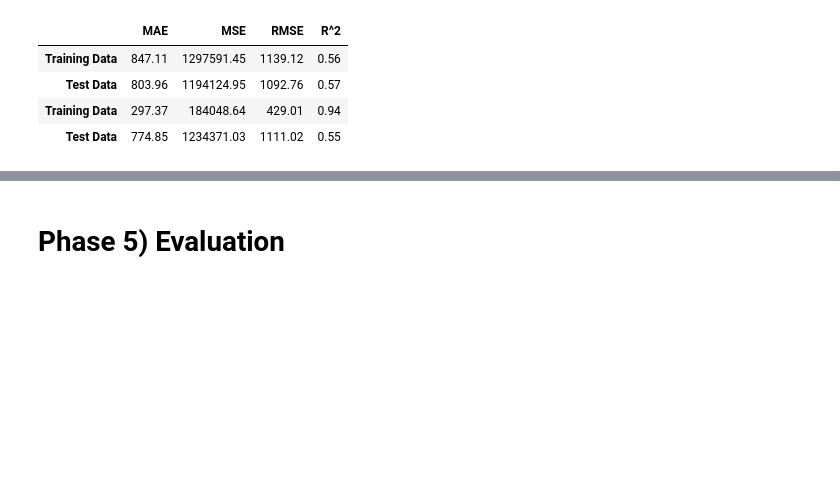
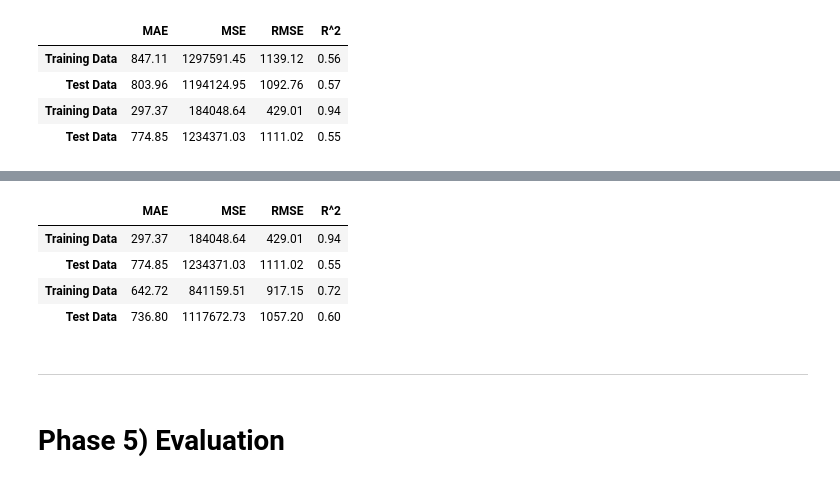
Before and after one commit to A-Kutscher/Prediction-of-Product-Sales, a Jupyter notebook: Prediction_of_Product_Sales_Amber_Kutscher.ipynb, the cells around one changed output, grey strips where cells are left out. Saved outputs shown, nothing was run; the diff lists cells and outputs as text; code cells hidden in the pictures; blank space fills up the shorter version.

```diff
--- a/Prediction_of_Product_Sales_Amber_Kutscher.ipynb
+++ b/Prediction_of_Product_Sales_Amber_Kutscher.ipynb
@@ -1631,0 +1657,13 @@ metrics
+# %%
+# Define param grid with options to try
+params = {'randomforestregressor__max_depth': [None,10,15,20],
+          'randomforestregressor__n_estimators':[10,100,150,200],
+          'randomforestregressor__min_samples_leaf':[2,3,4],
+          'randomforestregressor__max_features':['sqrt','log2',None],
+          'randomforestregressor__oob_score':[True,False],
+          }
+# %%
+# Instantiate the gridsearch
+gridsearch = GridSearchCV(rand_fore_pipe, params, n_jobs=-1, verbose=1)
+# Fit the gridsearch on training data
+gridsearch.fit(X_train, y_train)
@@ -1631,0 +1698,4 @@ metrics
+# %%
+# Define and refit best model
+best_rand_fore = gridsearch.best_estimator_
+best_rand_fore
@@ -1631,0 +1720,6 @@ metrics
+# %%
+# Use custom function to evaluate model
+best_rand_fore_metrics = evaluate_regression(best_rand_fore, X_train, y_train, X_test, y_test,
+                                  verbose=True, output_frame=True,
+                                      model_name = 'Best Random Forest')
+best_rand_fore_metrics
@@ -1632,3 +1745,15 @@ metrics
+# %%
+# Concatenate metrics to metrics dataframe
+metrics_2 = pd.concat([rand_fore_metrics, best_rand_fore_metrics]).round(2)
+metrics_2
+# %% [output]
+|  | MAE | MSE | RMSE | R^2 |
+| Training Data | 297.37 | 184048.64 | 429.01 | 0.94 |
+| Test Data | 774.85 | 1234371.03 | 1111.02 | 0.55 |
+| Training Data | 642.72 | 841159.51 | 917.15 | 0.72 |
+| Test Data | 736.80 | 1117672.73 | 1057.20 | 0.60 |
+# %% [markdown]
+____________________________________________________
 # %% [markdown]
 # Phase 5) Evaluation
 # %% [markdown]
```
Also changed, not shown: parts of 16 cells of this notebook.
